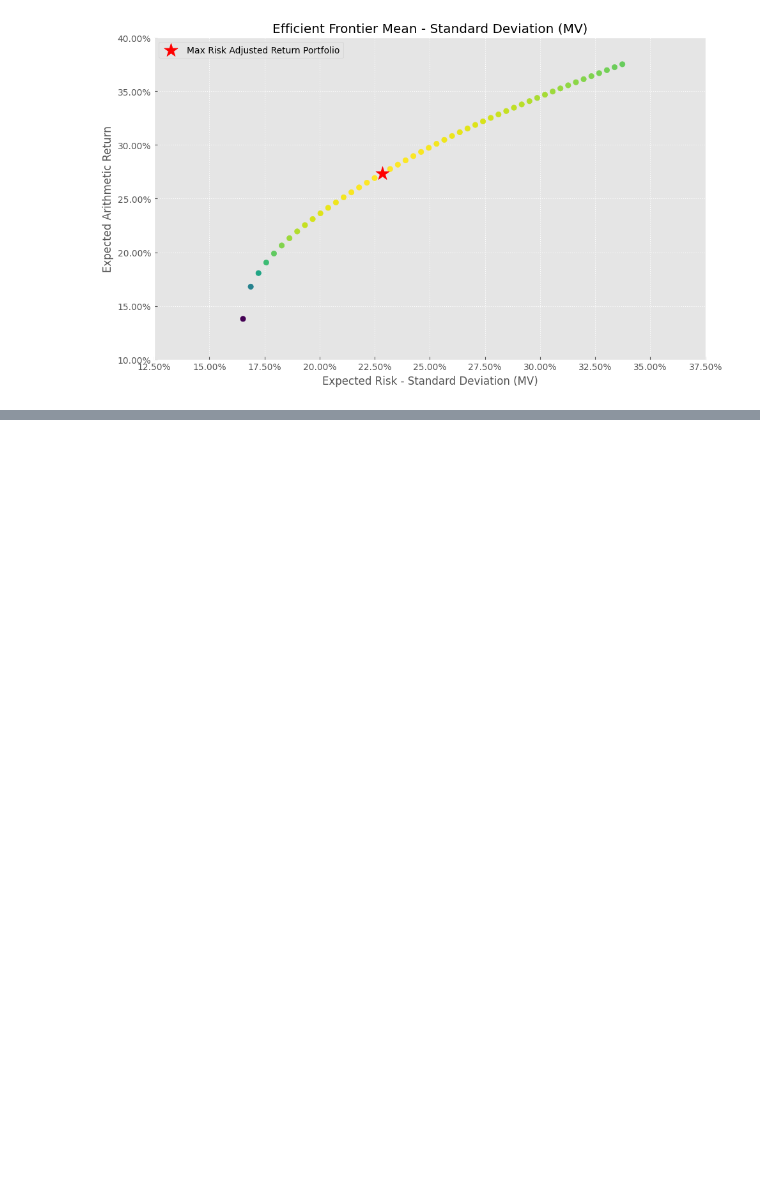
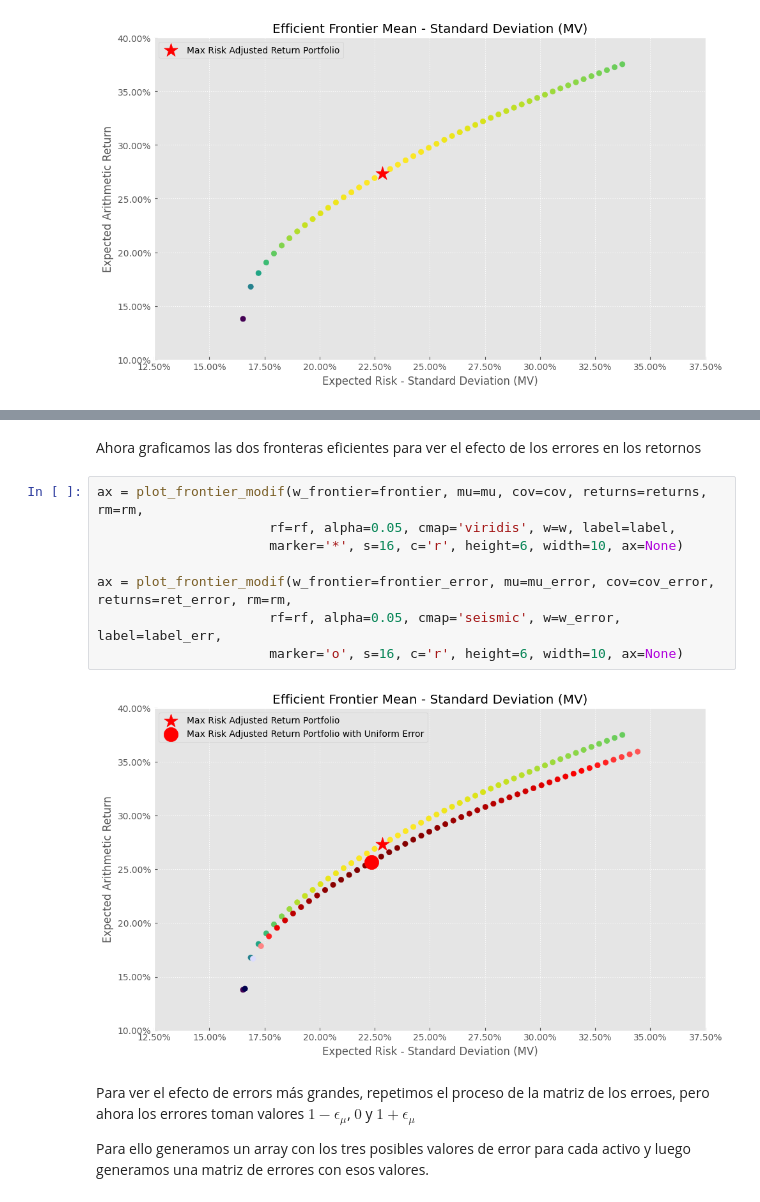
Before and after one commit to alfonso-santos/Portfolio-Optimization, a Jupyter notebook: source/Mean-Variance-errors.ipynb, the cells around one changed output, grey strips where cells are left out. Saved outputs shown, nothing was run; the diff lists cells and outputs as text; blank space fills up the shorter version.

```diff
--- a/source/Mean-Variance-errors.ipynb
+++ b/source/Mean-Variance-errors.ipynb
@@ -382,0 +140,16 @@ dtype: float64
+# %% [markdown]
+Ahora graficamos las dos fronteras eficientes para ver el efecto de los errores en los retornos
+# %%
+ax = plot_frontier_modif(w_frontier=frontier, mu=mu, cov=cov, returns=returns, rm=rm,
+                      rf=rf, alpha=0.05, cmap='viridis', w=w, label=label,
+                      marker='*', s=16, c='r', height=6, width=10, ax=None)
+
+ax = plot_frontier_modif(w_frontier=frontier_error, mu=mu_error, cov=cov_error, returns=ret_error, rm=rm,
+                      rf=rf, alpha=0.05, cmap='seismic', w=w_error, label=label_err,
+                      marker='o', s=16, c='r', height=6, width=10, ax=None)
+# %% [output]
+[figure, added]
+# %% [markdown]
+Para ver el efecto de errors más grandes, repetimos el proceso de la matriz de los erroes, pero ahora los errores toman valores $1-\epsilon_{\mu}$, $0$  y  $1+ \epsilon_{\mu}$
+
+Para ello generamos un array con los tres posibles valores de error para cada activo y luego generamos una matriz de errores con esos valores.
```
Also changed, not shown: parts of 60 cells of this notebook.
